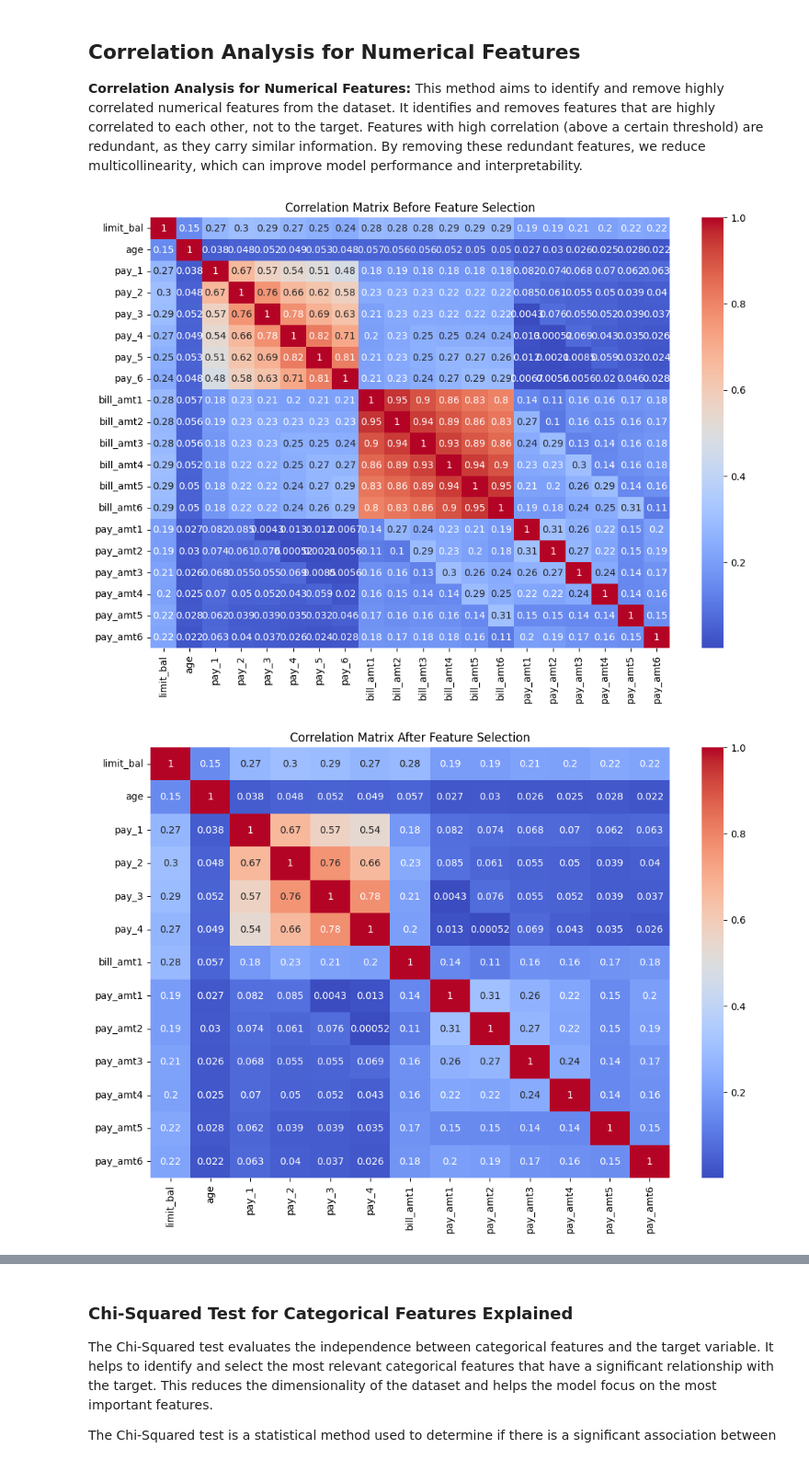
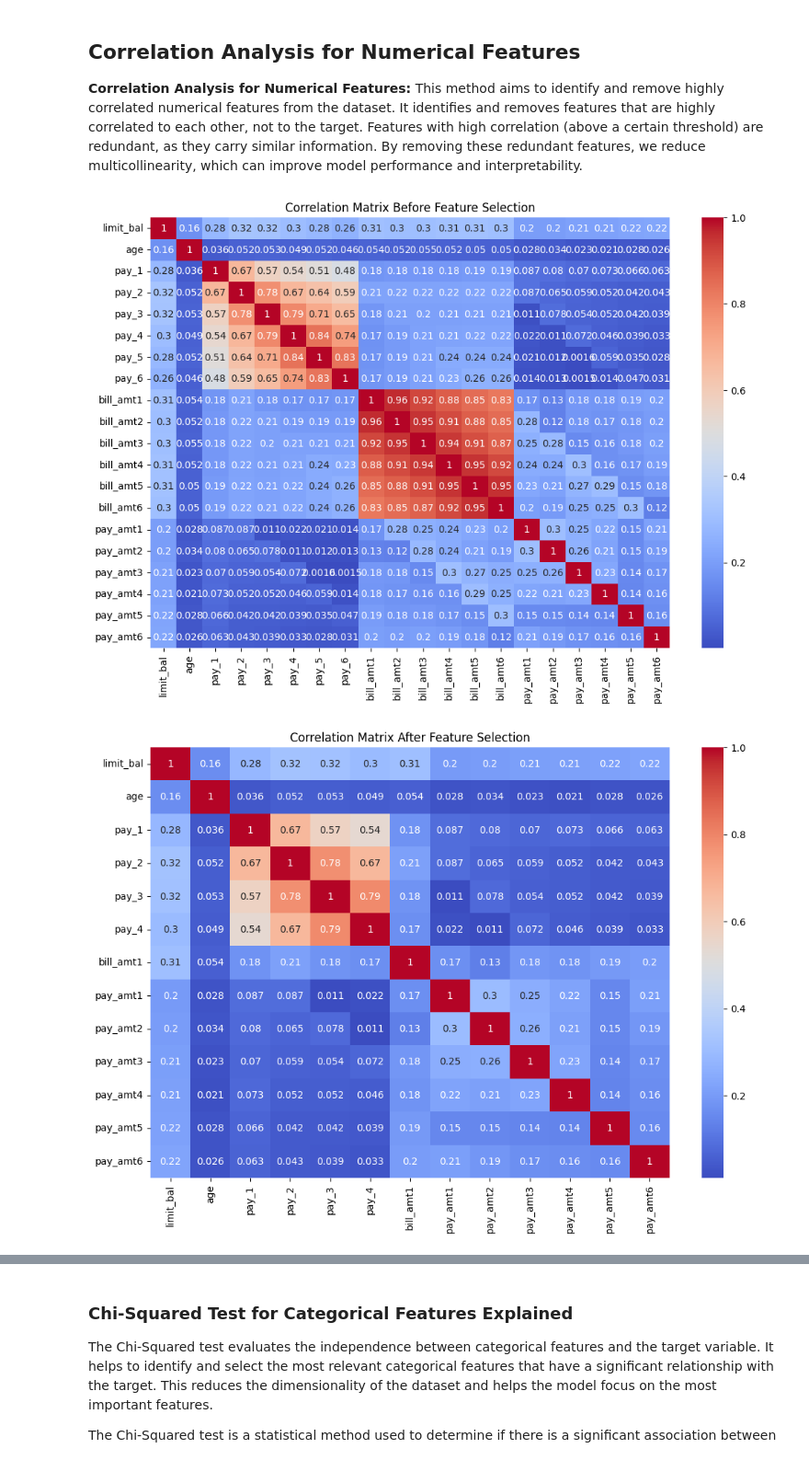
Before and after one commit to micah-shull/Machine_Learning_Pipelines, a Jupyter notebook: pipelines_1703_feature_selection_dimension_reduction_00.ipynb, the cells around one changed output, grey strips where cells are left out. Shown at 92% size. Drawn from its saved outputs; the diff is of its cells as text; code cells hidden in the pictures.

Commit message:
Add resampling method and custom threshold. Rerun methods and compare performance

```diff
--- a/pipelines_1703_feature_selection_dimension_reduction_00.ipynb
+++ b/pipelines_1703_feature_selection_dimension_reduction_00.ipynb
@@ -129,8 +129,10 @@ from sklearn.compose import ColumnTransformer
 from sklearn.impute import SimpleImputer
 from sklearn.preprocessing import StandardScaler, OneHotEncoder
 from sklearn.pipeline import Pipeline
+from imblearn.over_sampling import SMOTE
 from sklearn.linear_model import LogisticRegression
 from sklearn.metrics import classification_report
+from sklearn.base import BaseEstimator, TransformerMixin
 import json
 import warnings
 from loan_data_utils import load_and_preprocess_data, plot_class_distribution, plot_classification_report_metrics
@@ -153,8 +155,46 @@ X_train, X_test, y_train, y_test = train_test_split(X, y, test_size=0.2, random_
 numeric_features = X.select_dtypes(include=['int64', 'float64']).columns.tolist()
 categorical_features = X.select_dtypes(include=['category']).columns.tolist()
 
+# Define the column transformer
+preprocessor = ColumnTransformer(
+    transformers=[
+        ('num', Pipeline(steps=[
+            ('imputer', SimpleImputer(strategy='median')),
+            ('scaler', StandardScaler())
+        ]), numeric_features),
+        ('cat', Pipeline(steps=[
+            ('imputer', SimpleImputer(strategy='most_frequent')),
+            ('encoder', OneHotEncoder(drop='first'))
+        ]), categorical_features)
+    ])
+
+# Define a custom classifier to handle class-specific threshold
+class ThresholdClassifier(BaseEstimator, TransformerMixin):
+    def __init__(self, base_classifier, threshold=0.3):
+        self.base_classifier = base_classifier
+        self.threshold = threshold
+
+    def fit(self, X, y):
+        self.base_classifier.fit(X, y)
+        return self
+
+    def predict_proba(self, X):
+        return self.base_classifier.predict_proba(X)
+
+    def predict(self, X):
+        proba = self.predict_proba(X)
+        return (proba[:, 1] >= self.threshold).astype(int)
+
+# Apply SMOTE and then the preprocessing pipeline
+smote = SMOTE(random_state=42)
+X_train_res, y_train_res = smote.fit_resample(X_train, y_train)
+
+# Use the custom classifier with Logistic Regression and a threshold of 0.3 for class 1
+base_classifier = LogisticRegression(max_iter=3000)
+classifier = ThresholdClassifier(base_classifier, threshold=0.3)
+
 # Correlation Analysis
-corr_matrix = X_train[numeric_features].corr().abs()
+corr_matrix = X_train_res[numeric_features].corr().abs()
 plt.figure(figsize=(12, 8))
 sns.heatmap(corr_matrix, annot=True, cmap='coolwarm')
 plt.title('Correlation Matrix Before Feature Selection')
@@ -162,7 +202,7 @@ plt.show()
 
 upper = corr_matrix.where(np.triu(np.ones(corr_matrix.shape), k=1).astype(bool))
 to_drop = [column for column in upper.columns if any(upper[column] > 0.8)]
-X_train_corr = X_train.drop(columns=to_drop)
+X_train_corr = X_train_res.drop(columns=to_drop)
 X_test_corr = X_test.drop(columns=to_drop)
 
 # Update numeric_features after dropping correlated columns
@@ -184,38 +224,38 @@ preprocessor_corr = ColumnTransformer(
         ]), numeric_features_corr),
         ('cat', Pipeline(steps=[
             ('imputer', SimpleImputer(strategy='most_frequent')),
             ('encoder', OneHotEncoder(drop='first'))
         ]), categorical_features)
     ])
 
-# Define the logistic regression pipeline
+# Define the logistic regression pipeline with the custom classifier
 pipeline_corr = Pipeline(steps=[
     ('preprocessor', preprocessor_corr),
-    ('classifier', LogisticRegression(max_iter=3000))
+    ('classifier', classifier)
 ])
 
 # Train the model and evaluate
-pipeline_corr.fit(X_train_corr, y_train)
+pipeline_corr.fit(X_train_corr, y_train_res)
 y_pred_corr = pipeline_corr.predict(X_test_corr)
 print("Classification Report (Correlation Analysis):")
 print(classification_report(y_test, y_pred_corr))
 classification_report_corr = classification_report(y_test, y_pred_corr, output_dict=True)
 
 # Save the classification report to a JSON file
 results = {}
 try:
     with open('classification_reports.json', 'r') as f:
         results = json.load(f)
 except FileNotFoundError:
     pass
 
 results['Correlation Analysis'] = classification_report_corr
 
 with open('classification_reports.json', 'w') as f:
     json.dump(results, f, indent=4)
 # %% [output]
-[figure, old version]
+[figure, new version]
-[figure, old version]
+[figure, new version]
 Classification Report (Correlation Analysis):
               precision    recall  f1-score   support
 
```
Also changed, not shown: parts of 5 cells of this notebook.
